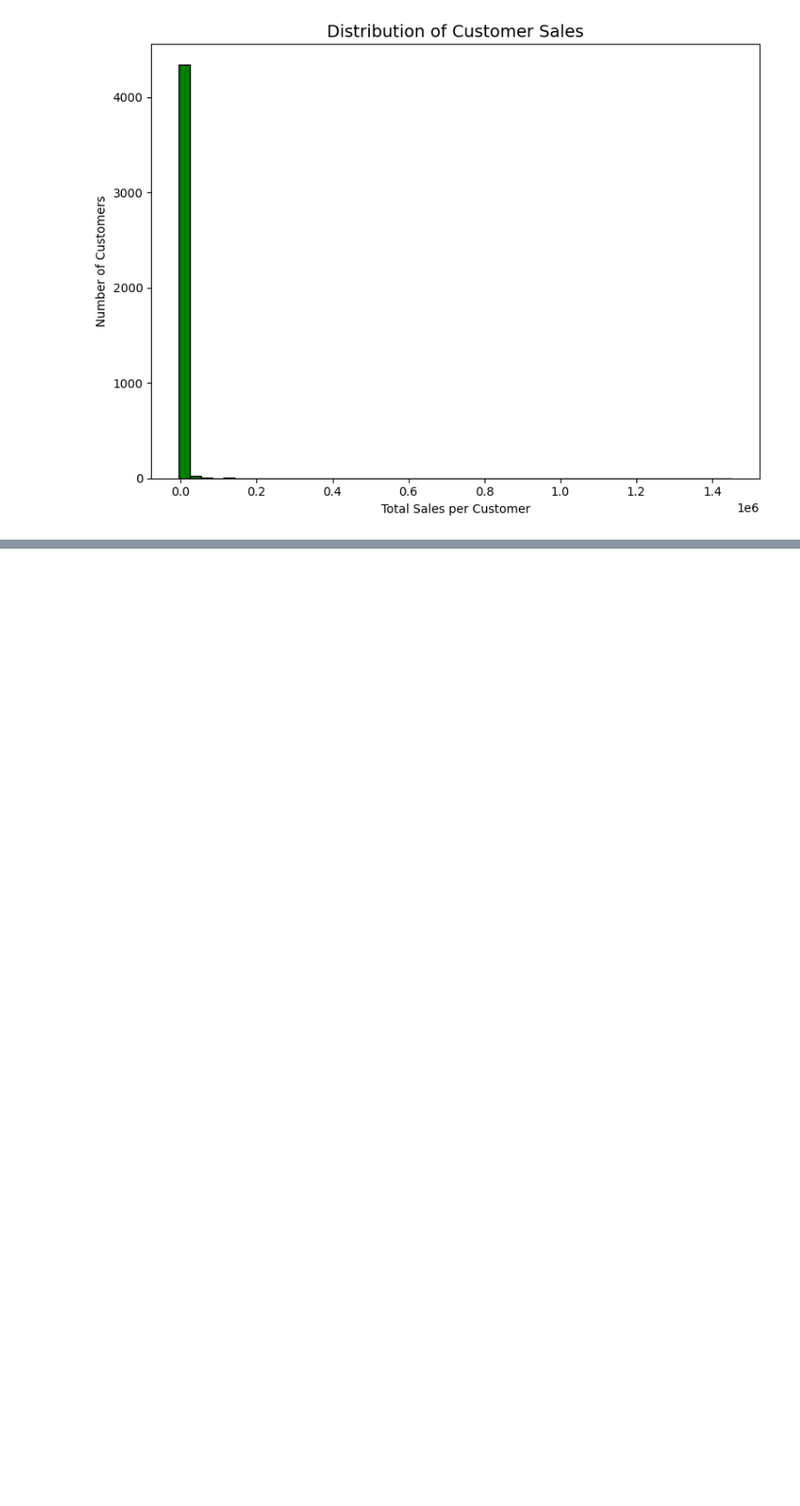
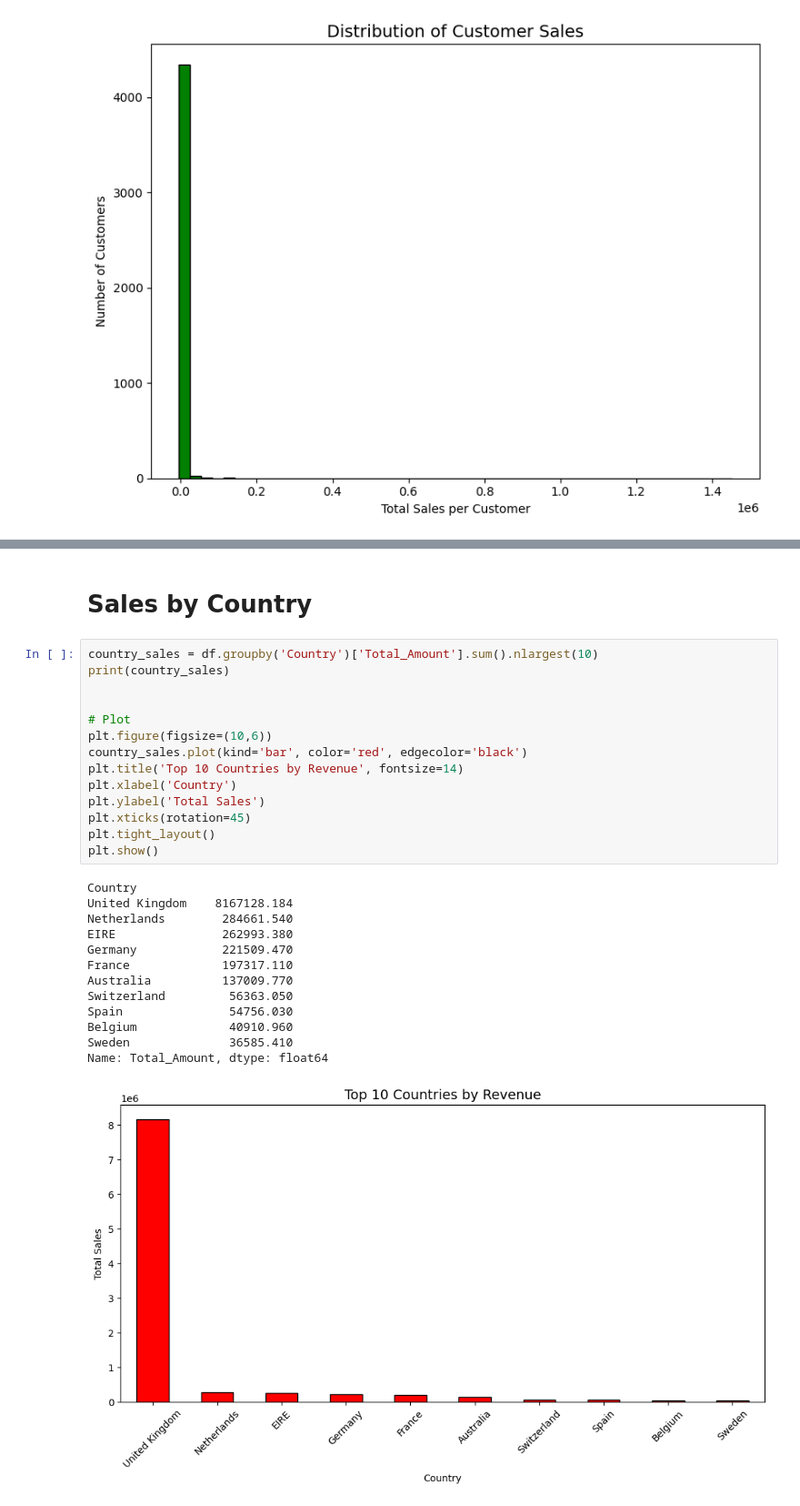
Before and after one commit to Muhammad-Farhan1/Nexus-Intern, a Jupyter notebook: Task 1/OnlineRetail.ipynb, the cells around one changed output, grey strips where cells are left out. Shown: that part at 91% size. Cells and saved outputs as stored; diff of their text form; blank space fills up the shorter version.

```diff
--- a/Task 1/OnlineRetail.ipynb
+++ b/Task 1/OnlineRetail.ipynb
@@ -169,0 +179,30 @@ Name: Total_Amount, Length: 4372, dtype: float64
+# %% [markdown]
+# Sales by Country
+# %%
+country_sales = df.groupby('Country')['Total_Amount'].sum().nlargest(10)
+print(country_sales)
+
+
+# Plot
+plt.figure(figsize=(10,6))
+country_sales.plot(kind='bar', color='red', edgecolor='black')
+plt.title('Top 10 Countries by Revenue', fontsize=14)
+plt.xlabel('Country')
+plt.ylabel('Total Sales')
+plt.xticks(rotation=45)
+plt.tight_layout()
+plt.show()
+# %% [output]
+Country
+United Kingdom    8167128.184
+Netherlands        284661.540
+EIRE               262993.380
+Germany            221509.470
+France             197317.110
+Australia          137009.770
+Switzerland         56363.050
+Spain               54756.030
+Belgium             40910.960
+Sweden              36585.410
+Name: Total_Amount, dtype: float64
+[figure, added]
```
Also changed, not shown: parts of 1 cell of this notebook.
